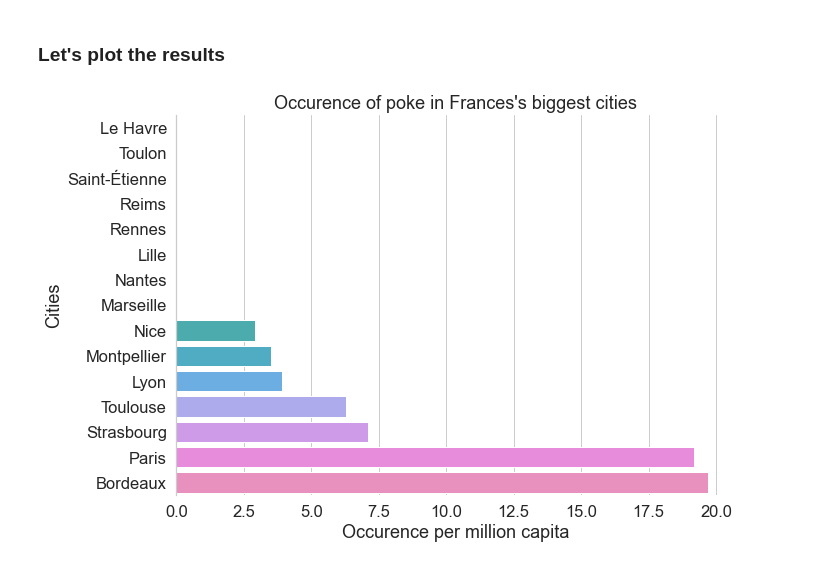
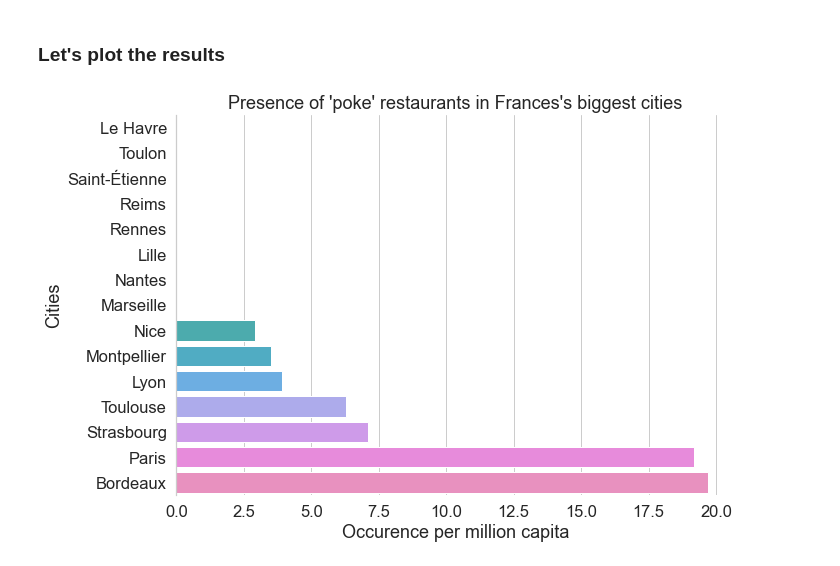
Before and after one commit to Ashish-3/Ouvrir-mon-poke, a Jupyter notebook: Ouvrir_mon_poke.ipynb, the cells around one changed output. Saved outputs shown, nothing was run; the diff lists cells and outputs as text; code cells hidden in the pictures.

Commit message:
Modif graphique J nb

```diff
--- a/Ouvrir_mon_poke.ipynb
+++ b/Ouvrir_mon_poke.ipynb
@@ -395,18 +395,18 @@ summary
 # %%
 # define figure size
 plt.figure(figsize=(10, 7))
 
 # define background style and font size
 sns.set(font_scale=1.5)
 sns.set_style('whitegrid')
 
 # generate plot and add title and axes labels
 ax = sns.barplot(x='venue_per_million' , y='city', data=summary)
 ax.set(xlabel='Occurence per million capita', ylabel='Cities')
-ax.set_title("Occurence of {} in Frances's biggest cities".format(query[0]))
+ax.set_title("Presence of '{}' restaurants in Frances's biggest cities".format(query[0]))
 sns.despine(fig=None, ax=None, top=True, right=True, left=False, bottom=True, offset=None, trim=False)
 
 
 plt.savefig('city_poke_compar.png')
 # %% [output]
-[figure, old version]
+[figure, new version]
```
Also changed, not shown: 1 other file.
